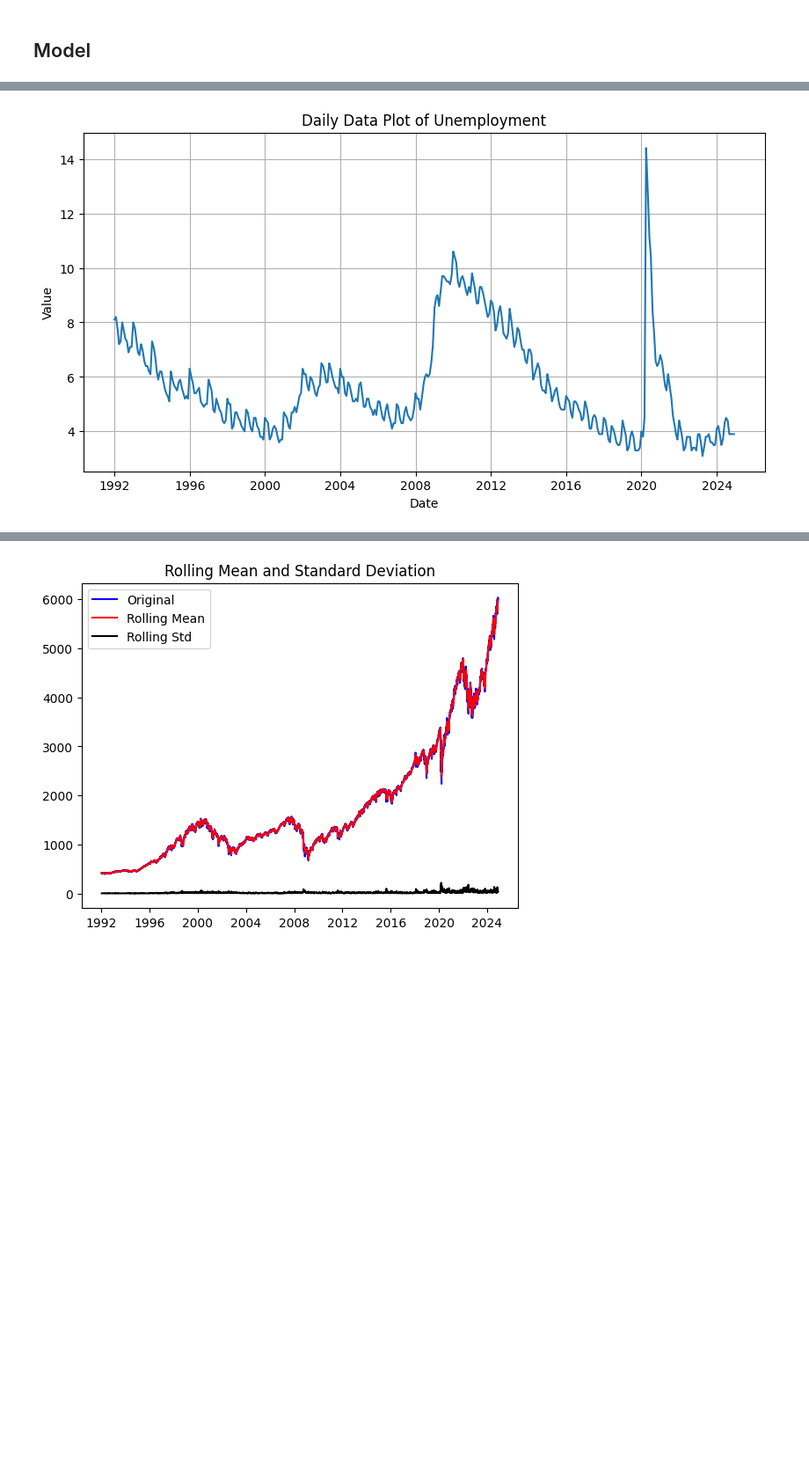
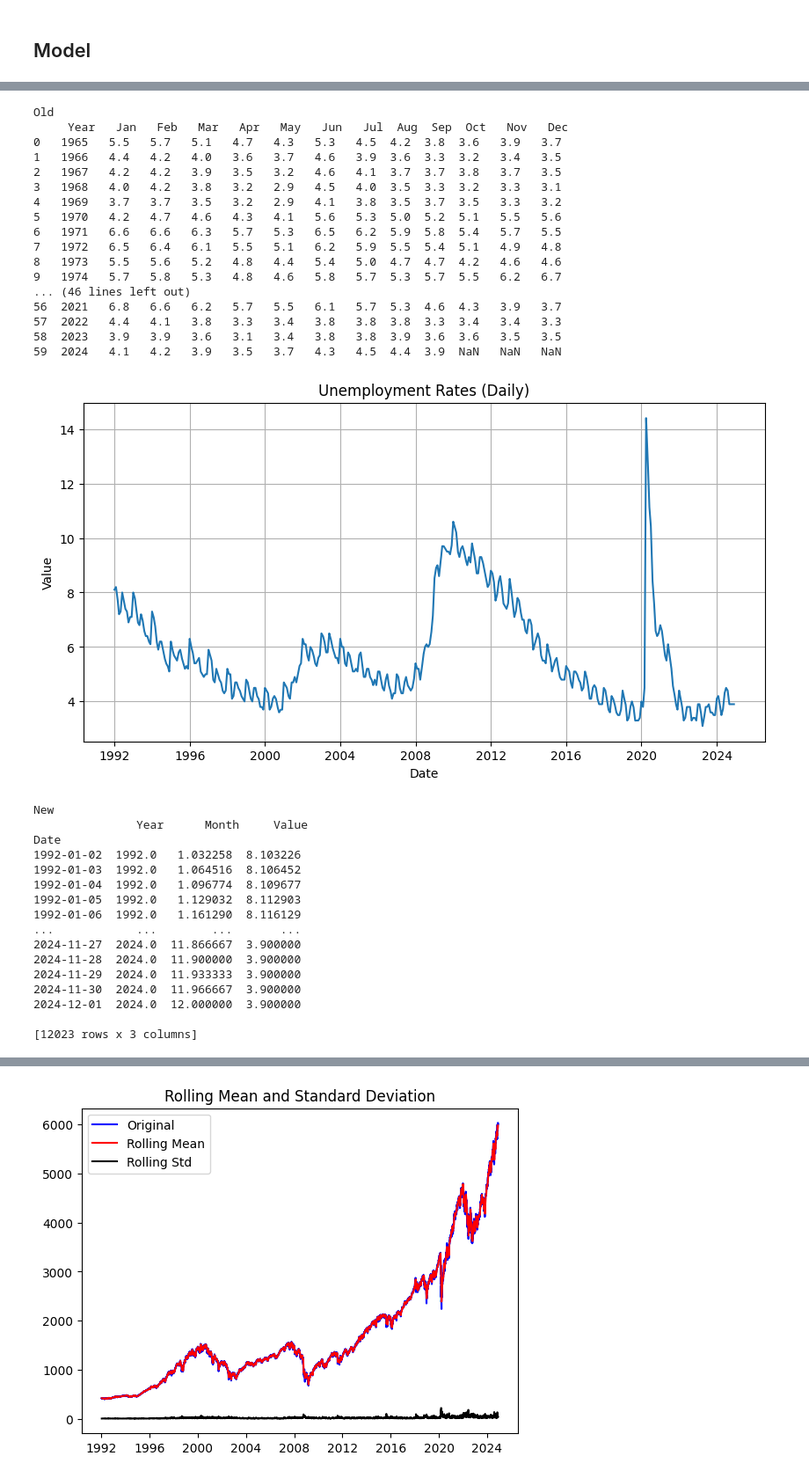
Before and after one commit to MichaelP901/Stock-Market-Predictor, a Jupyter notebook: capstone.ipynb, the cells around one changed output, grey strips where cells are left out. Shown at 88% size. Saved outputs shown, nothing was run; the diff lists cells and outputs as text; code cells hidden in the pictures; blank space fills up the shorter version.

```diff
--- a/capstone.ipynb
+++ b/capstone.ipynb
@@ -114,35 +176,71 @@ unemployment_data_long["Month"] = pd.to_datetime(
 
 unemployment_data_long["Date"] = pd.to_datetime(
     unemployment_data_long[["Year", "Month"]].assign(Day=1)
 )
 
 unemployment_data_long = unemployment_data_long.sort_values("Date")
 
 unemployment_data_long.set_index("Date", inplace=True)
 
 daily_index = pd.date_range(
     start=unemployment_data_long.index.min(),
     end="2024-12-01",
     freq='D')
 
 unemployment_data_daily = unemployment_data_long.reindex(daily_index)
 
 unemployment_data_daily = unemployment_data_daily.interpolate(method='linear')
 
 unemployment_data_daily = unemployment_data_daily.loc[start_date:]
 
 unemployment_data_daily.index.name = 'Date'
 
+print("Old\n",unemployment_data)
 # Plot for unemployment rate
 plt.figure(figsize=(10, 5))
 plt.plot(unemployment_data_daily.index, unemployment_data_daily["Value"])
-plt.title("Daily Data Plot of Unemployment")
+plt.title("Unemployment Rates (Daily)")
 plt.xlabel("Date")
 plt.ylabel("Value")
 plt.grid()
 plt.show()
+
+print("New\n",unemployment_data_daily)
 # %% [output]
+Old
+     Year   Jan   Feb   Mar   Apr   May   Jun   Jul  Aug  Sep  Oct   Nov   Dec
+0   1965   5.5   5.7   5.1   4.7   4.3   5.3   4.5  4.2  3.8  3.6   3.9   3.7
+1   1966   4.4   4.2   4.0   3.6   3.7   4.6   3.9  3.6  3.3  3.2   3.4   3.5
+2   1967   4.2   4.2   3.9   3.5   3.2   4.6   4.1  3.7  3.7  3.8   3.7   3.5
+3   1968   4.0   4.2   3.8   3.2   2.9   4.5   4.0  3.5  3.3  3.2   3.3   3.1
+4   1969   3.7   3.7   3.5   3.2   2.9   4.1   3.8  3.5  3.7  3.5   3.3   3.2
+5   1970   4.2   4.7   4.6   4.3   4.1   5.6   5.3  5.0  5.2  5.1   5.5   5.6
+6   1971   6.6   6.6   6.3   5.7   5.3   6.5   6.2  5.9  5.8  5.4   5.7   5.5
+7   1972   6.5   6.4   6.1   5.5   5.1   6.2   5.9  5.5  5.4  5.1   4.9   4.8
+8   1973   5.5   5.6   5.2   4.8   4.4   5.4   5.0  4.7  4.7  4.2   4.6   4.6
+9   1974   5.7   5.8   5.3   4.8   4.6   5.8   5.7  5.3  5.7  5.5   6.2   6.7
+... (46 lines left out)
+56  2021   6.8   6.6   6.2   5.7   5.5   6.1   5.7  5.3  4.6  4.3   3.9   3.7
+57  2022   4.4   4.1   3.8   3.3   3.4   3.8   3.8  3.8  3.3  3.4   3.4   3.3
+58  2023   3.9   3.9   3.6   3.1   3.4   3.8   3.8  3.9  3.6  3.6   3.5   3.5
+59  2024   4.1   4.2   3.9   3.5   3.7   4.3   4.5  4.4  3.9  NaN   NaN   NaN
-[figure, old version]
+[figure, new version]
+New
+               Year      Month     Value
+Date
+1992-01-02  1992.0   1.032258  8.103226
+1992-01-03  1992.0   1.064516  8.106452
+1992-01-04  1992.0   1.096774  8.109677
+1992-01-05  1992.0   1.129032  8.112903
+1992-01-06  1992.0   1.161290  8.116129
+...            ...        ...       ...
+2024-11-27  2024.0  11.866667  3.900000
+2024-11-28  2024.0  11.900000  3.900000
+2024-11-29  2024.0  11.933333  3.900000
+2024-11-30  2024.0  11.966667  3.900000
+2024-12-01  2024.0  12.000000  3.900000
+
+[12023 rows x 3 columns]
 # %%
 # CPI Data
 cpi_data = pd.read_csv("cpi_data.csv")
```
Also changed, not shown: parts of 15 cells of this notebook.
